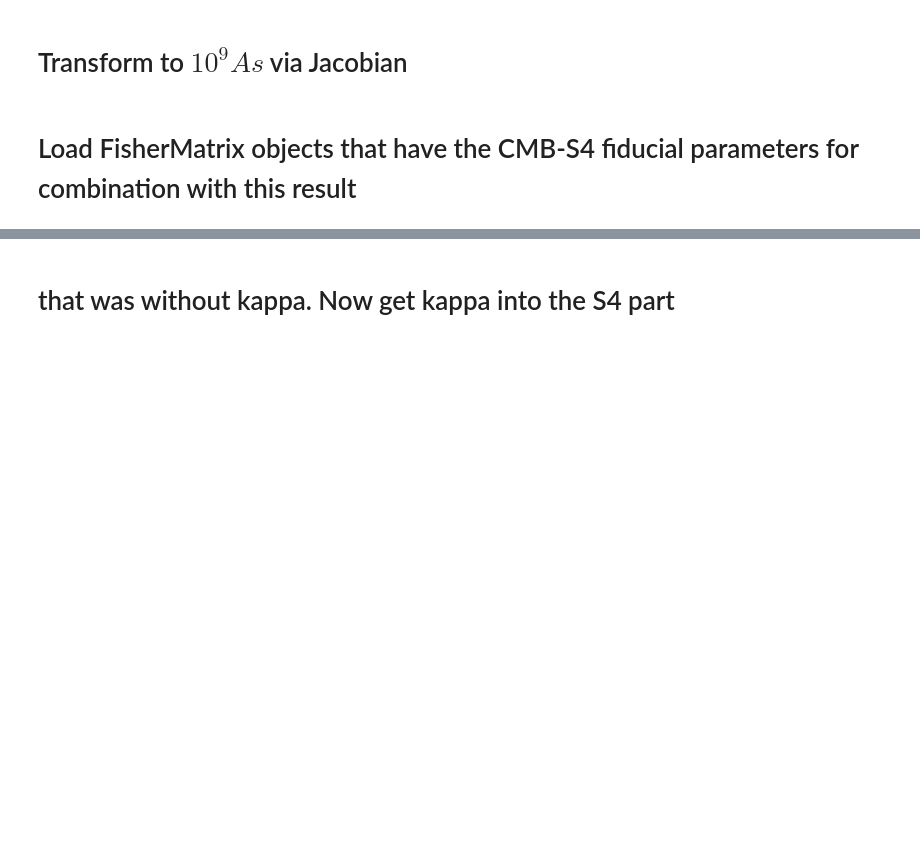
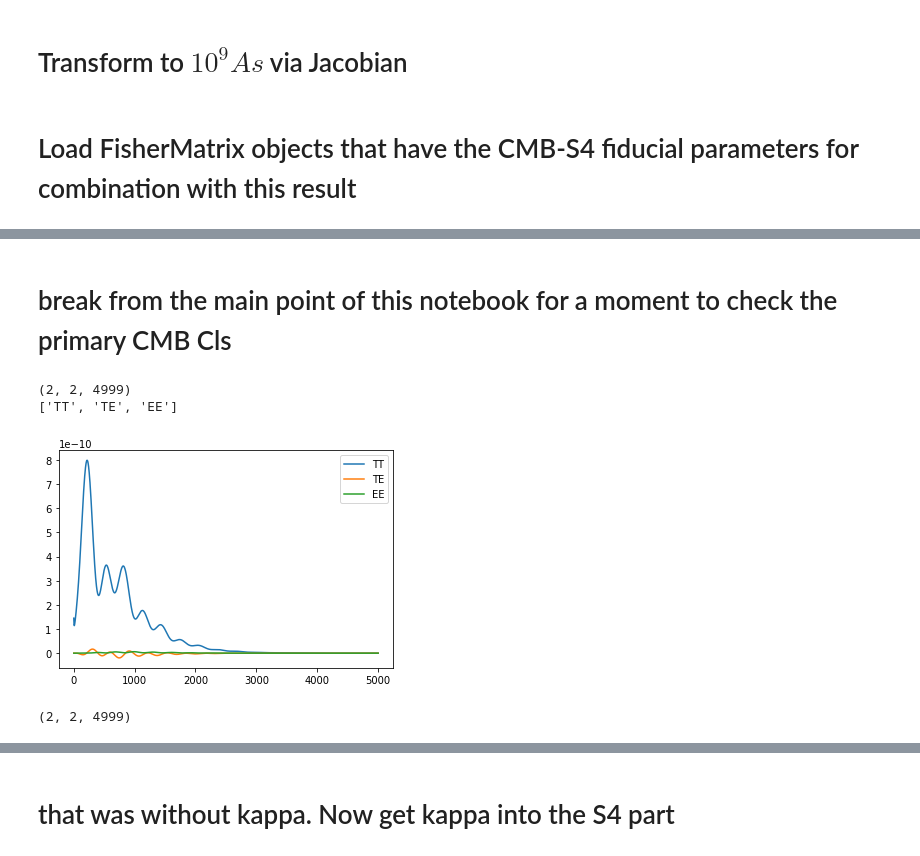
Before and after one commit to RIKnight/Fisher-Forecasting, a Jupyter notebook: Get Planck 2015 Parameter Fisher.ipynb, the cells around one changed output, grey strips where cells are left out. Drawn from its saved outputs; the diff is of its cells as text; code cells hidden in the pictures; blank space fills up the shorter version.

```diff
--- a/Get Planck 2015 Parameter Fisher.ipynb
+++ b/Get Planck 2015 Parameter Fisher.ipynb
@@ -246,12 +246,12 @@ import pickle
 # biasByBin = False (uses sigma(b)/b), dw = 0.05; X2n version has noise included
 
 # this one has TE polarazation to l=5000, but only one galaxy bin
-#filehandler = open('Fisher_4_1Yn.obj','r') # AccuracyBoost=3, lmax=3000, lmaxP=5000; nz=3e5; nonlinear=True,
+filehandler = open('Fisher_4_1Yn.obj','r') # AccuracyBoost=3, lmax=3000, lmaxP=5000; nz=3e5; nonlinear=True,
 #neutrino_hierarchy = 'normal', usePrimaryCMB = True; from FisherCl branch quickCl
 # this one used fiducial params and values to match CMB-S4 Science book verification table 8.1
 
 # this on like the Yn version but uses 'total' rather than 'unlensed' power spectra
-filehandler = open('Fisher_4_1Zn.obj','r') # AccuracyBoost=3, lmax=3000, lmaxP=5000; nz=3e5; nonlinear=True,
+#filehandler = open('Fisher_4_1Zn.obj','r') # AccuracyBoost=3, lmax=3000, lmaxP=5000; nz=3e5; nonlinear=True,
 #neutrino_hierarchy='normal', usePrimaryCMB=True, nMapsP=3, useNoise=True; myClName='total';
 #from FisherCl branch quickCl
 # this one used fiducial params and values to match CMB-S4 Science book verification table 8.1
@@ -266,0 +266,22 @@ IMPORT ERROR: /opt/local/Library/Frameworks/Python.framework/Versions/2.7/lib/py
+# %% [markdown]
+# break from the main point of this notebook for a moment to check the primary CMB Cls
+# %%
+crossClsP = Fobj.crossClsP
+#crossClsP = Fobj.crossClsPPlus[:,:,0,:]
+print crossClsP.shape
+#print Fobj.fieldNamesP
+print Fobj.obsNamesP
+# %% [output]
+(2, 2, 4999)
+['TT', 'TE', 'EE']
+# %%
+# plot them
+ellsP = Fobj.ellsP
+
+plt.plot(ellsP,crossClsP[0,0],label='TT')
+plt.plot(ellsP,crossClsP[0,1],label='TE')
+plt.plot(ellsP,crossClsP[1,1],label='EE')
+plt.legend()
+plt.show()
+# %% [output]
+[figure, added]
@@ -266,0 +290,7 @@ IMPORT ERROR: /opt/local/Library/Frameworks/Python.framework/Versions/2.7/lib/py
+# %%
+# convert the Dl to Cl in crossCls, the re-compute everything that follows from it
+DlFac = ellsP*(ellsP+1)/(2*np.pi)
+crossClsMod = crossClsP/DlFac
+print crossClsMod.shape
+# %% [output]
+(2, 2, 4999)
```
Also changed, not shown: parts of 20 cells of this notebook, 6 other files.
